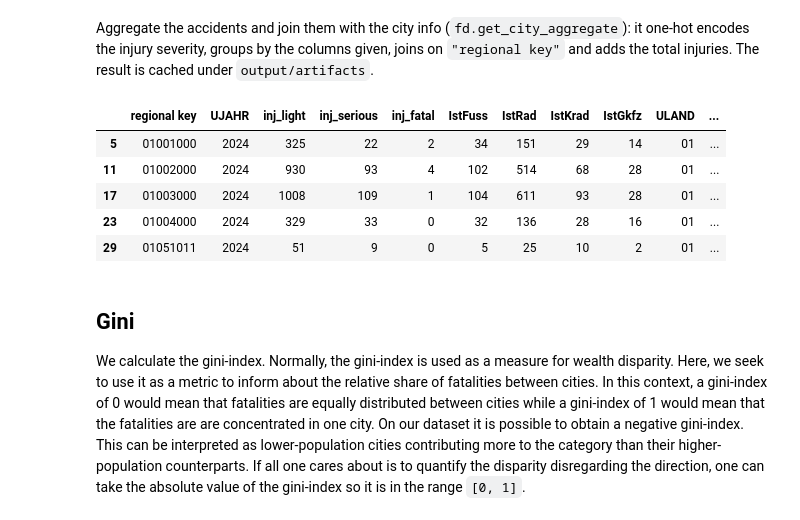
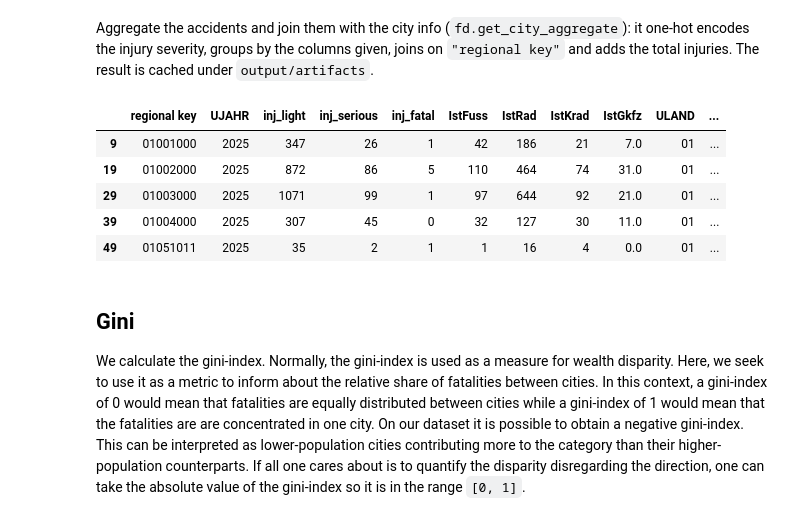
Before and after one commit to HumbleHominid/urban-mobility-risk-analysis, a Jupyter notebook: notebooks/gini.ipynb, the cells around one changed output. Cells and saved outputs as stored; diff of their text form; code cells hidden in the pictures.

```diff
--- a/notebooks/gini.ipynb
+++ b/notebooks/gini.ipynb
@@ -25,5 +26,6 @@ Already have 2024.csv, skipping...
 # %%
-YEARS = [i for i in range(2019, 2025)]
+YEARS = fd.DATA_YEARS
+LATEST = YEARS[-1]
 # %% [markdown]
 ## Data Cleaning
 # %% [markdown]
@@ -43,14 +45,14 @@ agg_methods = {
 df_merged = fd.get_city_aggregate(YEARS, ["Community_key", "UJAHR"], agg_methods)
 # %%
 # Sanity check
-df_merged[df_merged["UJAHR"] == 2024].head()
+df_merged[df_merged["UJAHR"] == LATEST].head()
 # %% [output]
 |  | regional key | UJAHR | inj_light | inj_serious | inj_fatal | IstFuss | IstRad | IstKrad | IstGkfz | ULAND | ... |
-| 5 | 01001000 | 2024 | 325 | 22 | 2 | 34 | 151 | 29 | 14 | 01 | ... |
-| 11 | 01002000 | 2024 | 930 | 93 | 4 | 102 | 514 | 68 | 28 | 01 | ... |
-| 17 | 01003000 | 2024 | 1008 | 109 | 1 | 104 | 611 | 93 | 28 | 01 | ... |
-| 23 | 01004000 | 2024 | 329 | 33 | 0 | 32 | 136 | 28 | 16 | 01 | ... |
-| 29 | 01051011 | 2024 | 51 | 9 | 0 | 5 | 25 | 10 | 2 | 01 | ... |
+| 9 | 01001000 | 2025 | 347 | 26 | 1 | 42 | 186 | 21 | 7.0 | 01 | ... |
+| 19 | 01002000 | 2025 | 872 | 86 | 5 | 110 | 464 | 74 | 31.0 | 01 | ... |
+| 29 | 01003000 | 2025 | 1071 | 99 | 1 | 97 | 644 | 92 | 21.0 | 01 | ... |
+| 39 | 01004000 | 2025 | 307 | 45 | 0 | 32 | 127 | 30 | 11.0 | 01 | ... |
+| 49 | 01051011 | 2025 | 35 | 2 | 1 | 1 | 16 | 4 | 0.0 | 01 | ... |
 # %% [markdown]
 ## Gini
 
```
Also changed, not shown: parts of 7 cells of this notebook, 12 other files.
